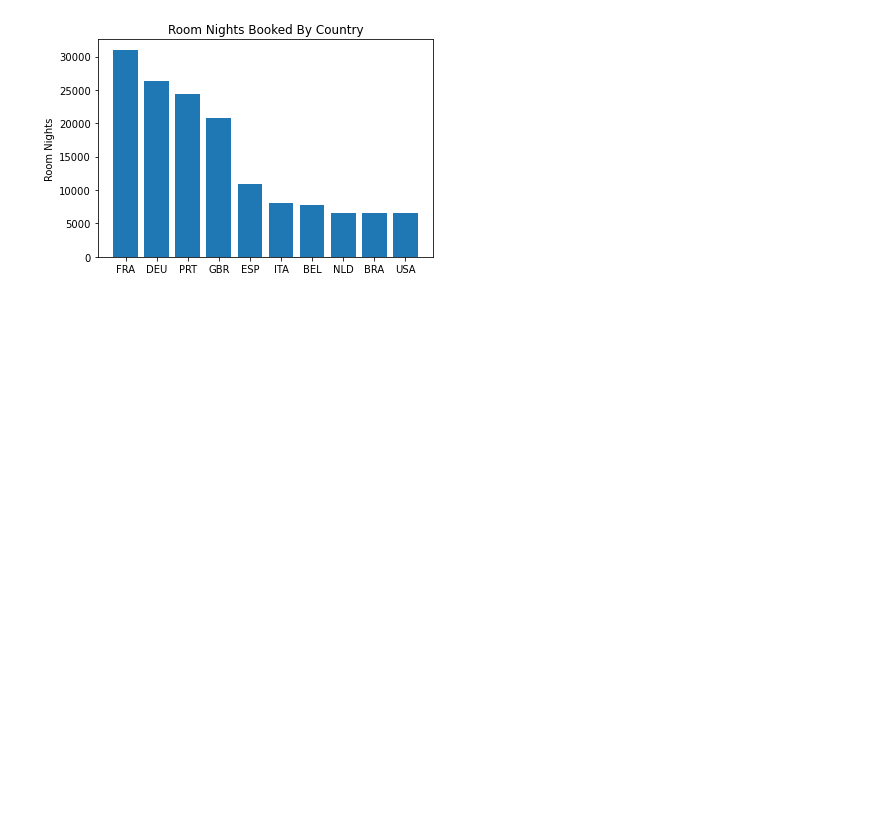
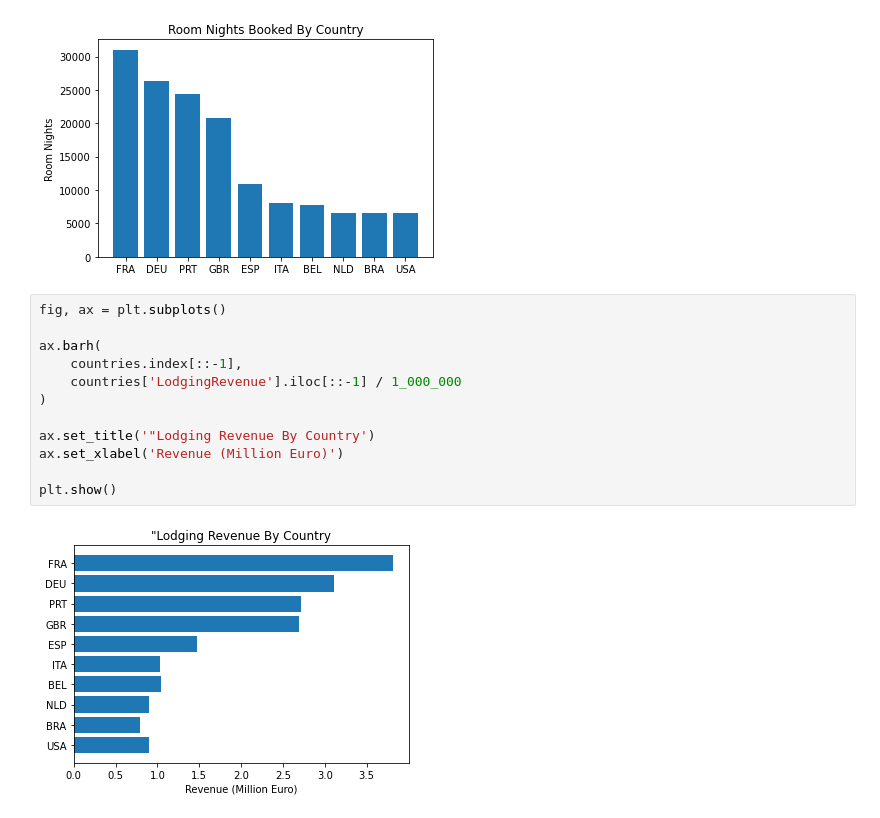
Before and after one commit to naruhikohama/dataviz-python, a Jupyter notebook: assignments.ipynb, the cells around one changed output. Cells and saved outputs as stored; diff of their text form; blank space fills up the shorter version.

```diff
--- a/assignments.ipynb
+++ b/assignments.ipynb
@@ -131,3 +131,17 @@ ax.set_ylabel('Room Nights')
 plt.show()
 # %% [output]
 [figure]
+# %%
+fig, ax = plt.subplots()
+
+ax.barh(
+    countries.index[::-1],
+    countries['LodgingRevenue'].iloc[::-1] / 1_000_000
+)
+
+ax.set_title('"Lodging Revenue By Country')
+ax.set_xlabel('Revenue (Million Euro)')
+
+plt.show()
+# %% [output]
+[figure, added]
```
